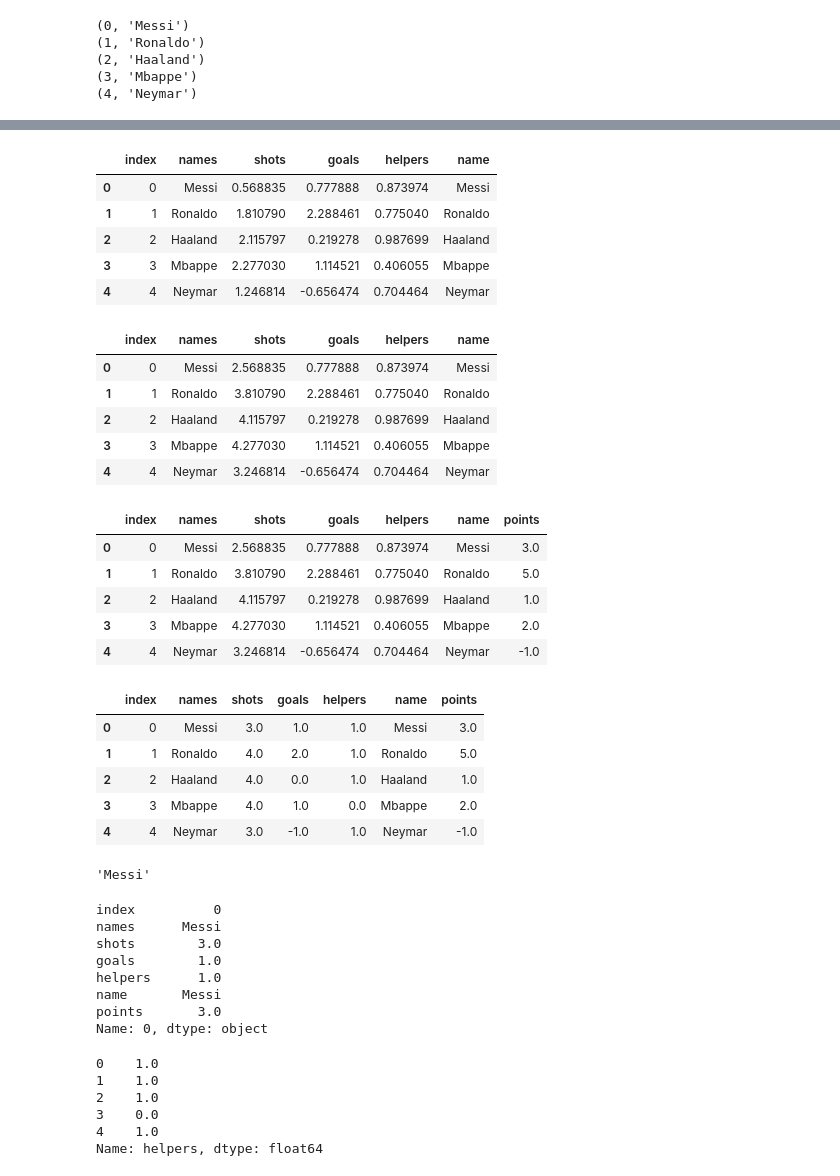
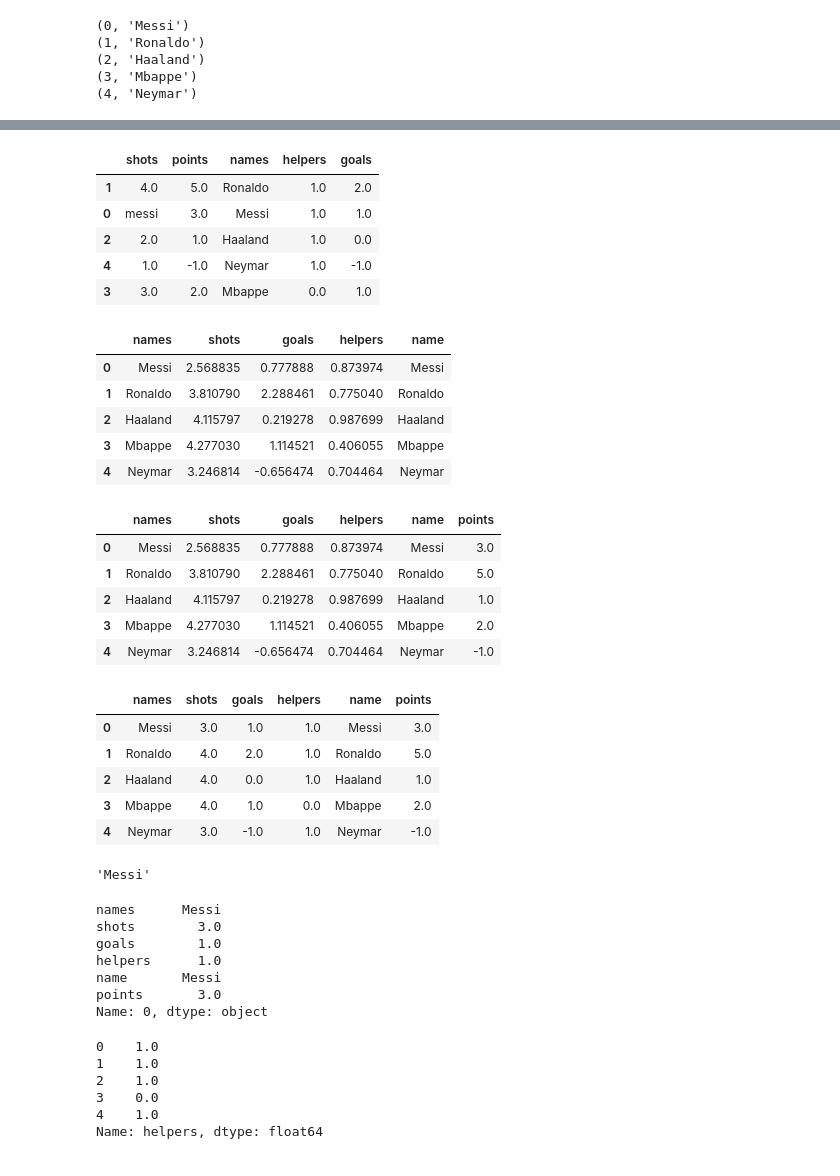
Before and after one commit to EmAnlOOp/classwork, a Jupyter notebook: 5.1-df-basics.ipynb, the cells around one changed output, grey strips where cells are left out. Saved outputs shown, nothing was run; the diff lists cells and outputs as text; code cells hidden in the pictures.

```diff
--- a/5.1-df-basics.ipynb
+++ b/5.1-df-basics.ipynb
@@ -108,33 +98,33 @@ df2
 # %%
-df2['name'] = names
+df2 = df2.drop(labels=['name'], axis=1)
 df2
 # %% [output]
-|  | index | names | shots | goals | helpers | name |
-| 0 | 0 | Messi | 0.568835 | 0.777888 | 0.873974 | Messi |
-| 1 | 1 | Ronaldo | 1.810790 | 2.288461 | 0.775040 | Ronaldo |
-| 2 | 2 | Haaland | 2.115797 | 0.219278 | 0.987699 | Haaland |
-| 3 | 3 | Mbappe | 2.277030 | 1.114521 | 0.406055 | Mbappe |
-| 4 | 4 | Neymar | 1.246814 | -0.656474 | 0.704464 | Neymar |
+|  | shots | points | names | helpers | goals |
+| 1 | 4.0 | 5.0 | Ronaldo | 1.0 | 2.0 |
+| 0 | messi | 3.0 | Messi | 1.0 | 1.0 |
+| 2 | 2.0 | 1.0 | Haaland | 1.0 | 0.0 |
+| 4 | 1.0 | -1.0 | Neymar | 1.0 | -1.0 |
+| 3 | 3.0 | 2.0 | Mbappe | 0.0 | 1.0 |
 # %%
 df2["shots"] = df2["shots"] + 2
 df2
 # %% [output]
-|  | index | names | shots | goals | helpers | name |
-| 0 | 0 | Messi | 2.568835 | 0.777888 | 0.873974 | Messi |
-| 1 | 1 | Ronaldo | 3.810790 | 2.288461 | 0.775040 | Ronaldo |
-| 2 | 2 | Haaland | 4.115797 | 0.219278 | 0.987699 | Haaland |
-| 3 | 3 | Mbappe | 4.277030 | 1.114521 | 0.406055 | Mbappe |
-| 4 | 4 | Neymar | 3.246814 | -0.656474 | 0.704464 | Neymar |
+|  | names | shots | goals | helpers | name |
+| 0 | Messi | 2.568835 | 0.777888 | 0.873974 | Messi |
+| 1 | Ronaldo | 3.810790 | 2.288461 | 0.775040 | Ronaldo |
+| 2 | Haaland | 4.115797 | 0.219278 | 0.987699 | Haaland |
+| 3 | Mbappe | 4.277030 | 1.114521 | 0.406055 | Mbappe |
+| 4 | Neymar | 3.246814 | -0.656474 | 0.704464 | Neymar |
 # %%
 df2["points"] = round(df2["goals"]) *2 + round(df2["helpers"])
 df2
 # %% [output]
-|  | index | names | shots | goals | helpers | name | points |
-| 0 | 0 | Messi | 2.568835 | 0.777888 | 0.873974 | Messi | 3.0 |
-| 1 | 1 | Ronaldo | 3.810790 | 2.288461 | 0.775040 | Ronaldo | 5.0 |
-| 2 | 2 | Haaland | 4.115797 | 0.219278 | 0.987699 | Haaland | 1.0 |
-| 3 | 3 | Mbappe | 4.277030 | 1.114521 | 0.406055 | Mbappe | 2.0 |
-| 4 | 4 | Neymar | 3.246814 | -0.656474 | 0.704464 | Neymar | -1.0 |
+|  | names | shots | goals | helpers | name | points |
+| 0 | Messi | 2.568835 | 0.777888 | 0.873974 | Messi | 3.0 |
+| 1 | Ronaldo | 3.810790 | 2.288461 | 0.775040 | Ronaldo | 5.0 |
+| 2 | Haaland | 4.115797 | 0.219278 | 0.987699 | Haaland | 1.0 |
+| 3 | Mbappe | 4.277030 | 1.114521 | 0.406055 | Mbappe | 2.0 |
+| 4 | Neymar | 3.246814 | -0.656474 | 0.704464 | Neymar | -1.0 |
 # %%
 # df2.columns
 for col in df2.columns:
@@ -143,12 +133,12 @@ for col in df2.columns:
 
 df2
 # %% [output]
-|  | index | names | shots | goals | helpers | name | points |
-| 0 | 0 | Messi | 3.0 | 1.0 | 1.0 | Messi | 3.0 |
-| 1 | 1 | Ronaldo | 4.0 | 2.0 | 1.0 | Ronaldo | 5.0 |
-| 2 | 2 | Haaland | 4.0 | 0.0 | 1.0 | Haaland | 1.0 |
-| 3 | 3 | Mbappe | 4.0 | 1.0 | 0.0 | Mbappe | 2.0 |
-| 4 | 4 | Neymar | 3.0 | -1.0 | 1.0 | Neymar | -1.0 |
+|  | names | shots | goals | helpers | name | points |
+| 0 | Messi | 3.0 | 1.0 | 1.0 | Messi | 3.0 |
+| 1 | Ronaldo | 4.0 | 2.0 | 1.0 | Ronaldo | 5.0 |
+| 2 | Haaland | 4.0 | 0.0 | 1.0 | Haaland | 1.0 |
+| 3 | Mbappe | 4.0 | 1.0 | 0.0 | Mbappe | 2.0 |
+| 4 | Neymar | 3.0 | -1.0 | 1.0 | Neymar | -1.0 |
 # %%
 # .loc[] & .iloc[]
 # .loc[] uses named locations
@@ -159,7 +149,6 @@ df2.loc[0,"name"]
 # %%
 df2.loc[0]
 # %% [output]
-index          0
 names      Messi
 shots        3.0
 goals        1.0
```
Also changed, not shown: parts of 14 cells of this notebook.
